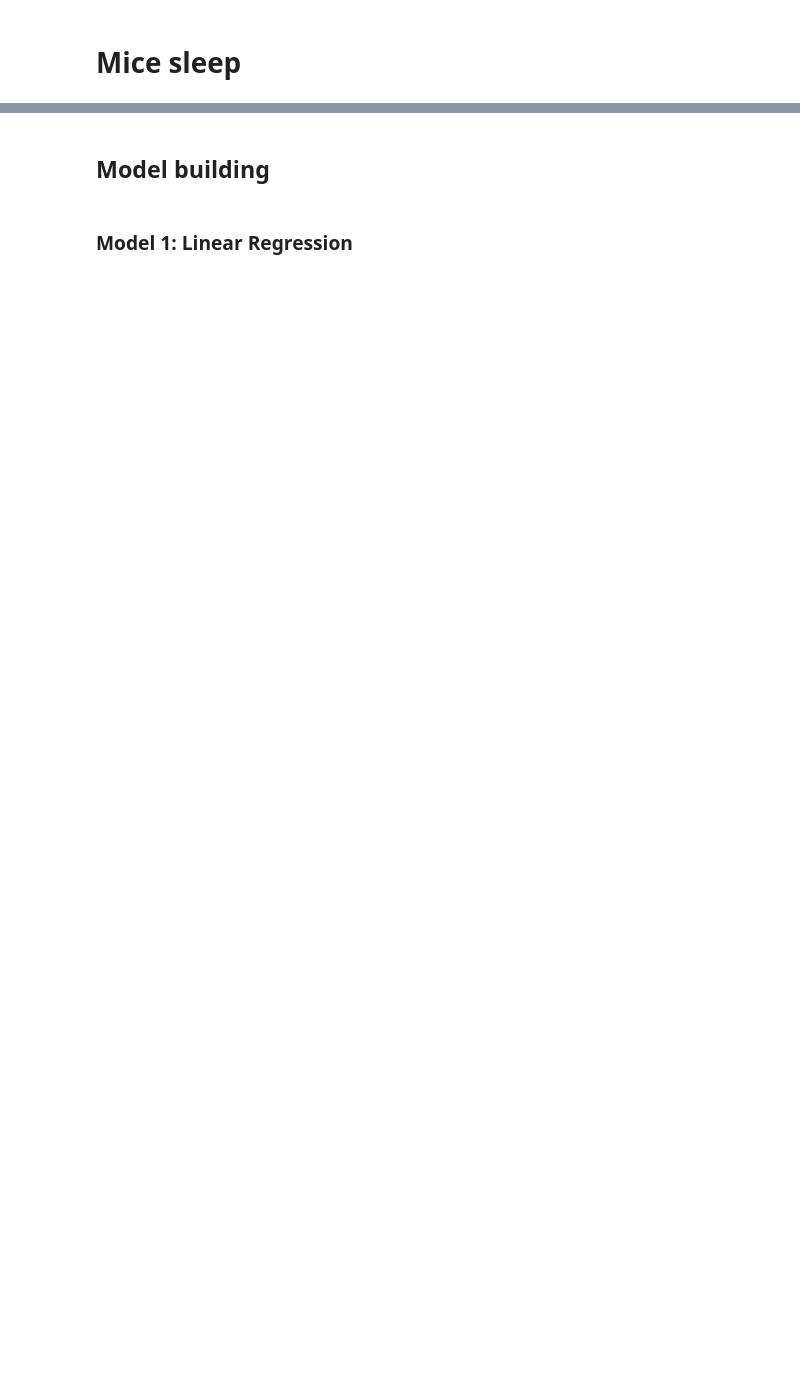
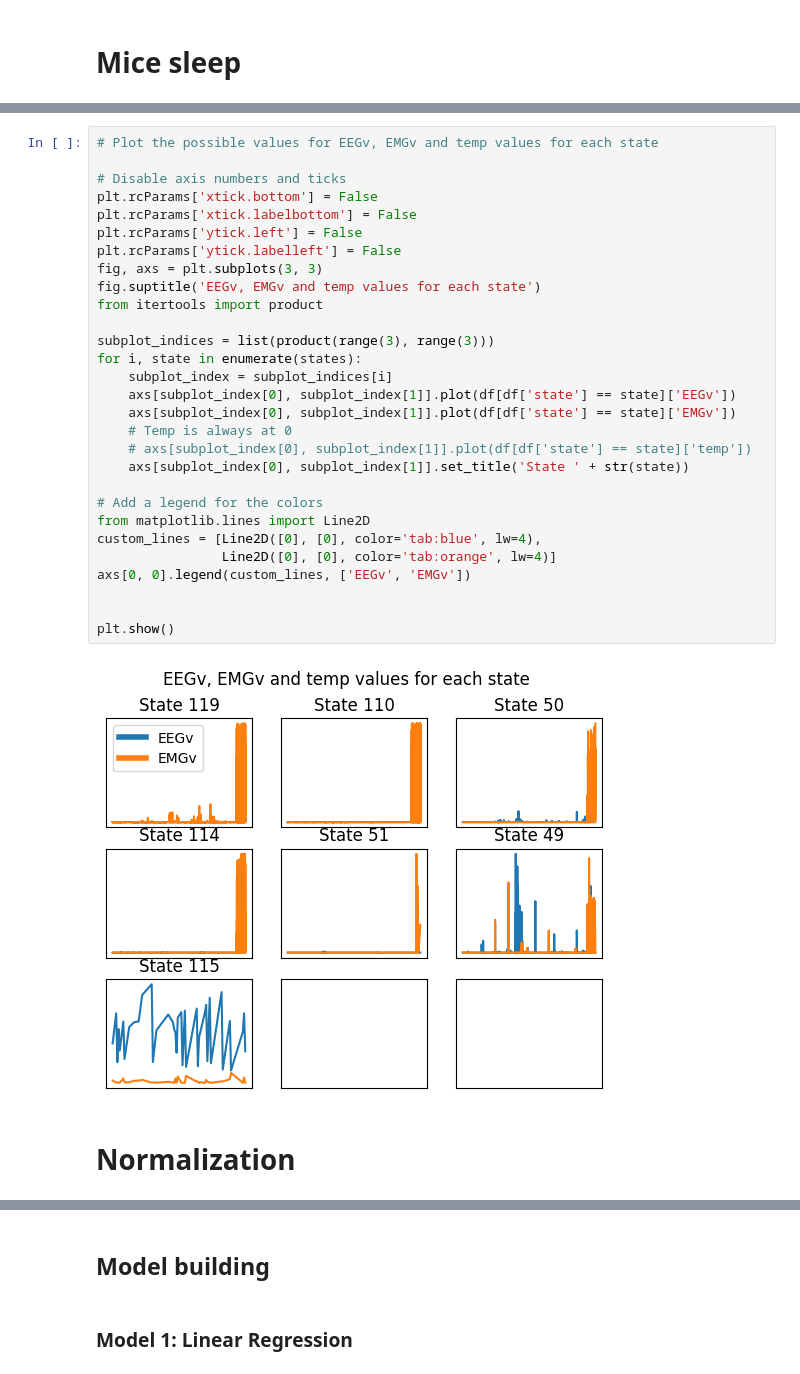
Before and after one commit to b-antwan/MiceSleep, a Jupyter notebook: micesleep.ipynb, the cells around one changed output, grey strips where cells are left out. Saved outputs shown, nothing was run; the diff lists cells and outputs as text; blank space fills up the shorter version.

```diff
--- a/micesleep.ipynb
+++ b/micesleep.ipynb
@@ -41,0 +77,33 @@ X_train, X_test, y_train, y_test = train_test_split(df.drop('state', axis=1), df
+# %%
+# Plot the possible values for EEGv, EMGv and temp values for each state
+
+# Disable axis numbers and ticks
+plt.rcParams['xtick.bottom'] = False
+plt.rcParams['xtick.labelbottom'] = False
+plt.rcParams['ytick.left'] = False
+plt.rcParams['ytick.labelleft'] = False
+fig, axs = plt.subplots(3, 3)
+fig.suptitle('EEGv, EMGv and temp values for each state')
+from itertools import product
+
+subplot_indices = list(product(range(3), range(3)))
+for i, state in enumerate(states):
+    subplot_index = subplot_indices[i]
+    axs[subplot_index[0], subplot_index[1]].plot(df[df['state'] == state]['EEGv'])
+    axs[subplot_index[0], subplot_index[1]].plot(df[df['state'] == state]['EMGv'])
+    # Temp is always at 0
+    # axs[subplot_index[0], subplot_index[1]].plot(df[df['state'] == state]['temp'])
+    axs[subplot_index[0], subplot_index[1]].set_title('State ' + str(state))
+
+# Add a legend for the colors
+from matplotlib.lines import Line2D
+custom_lines = [Line2D([0], [0], color='tab:blue', lw=4),
+                Line2D([0], [0], color='tab:orange', lw=4)]
+axs[0, 0].legend(custom_lines, ['EEGv', 'EMGv'])
+
+
+plt.show()
+# %% [output]
+[figure, added]
+# %% [markdown]
+# Normalization
```
Also changed, not shown: parts of 16 cells of this notebook.
